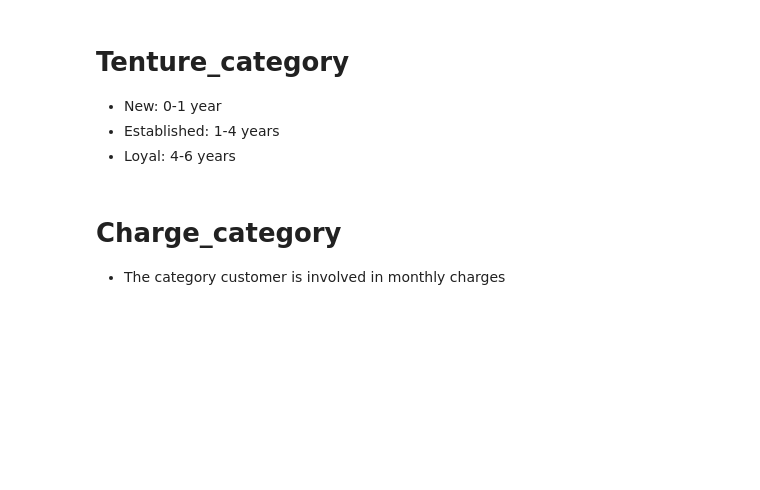
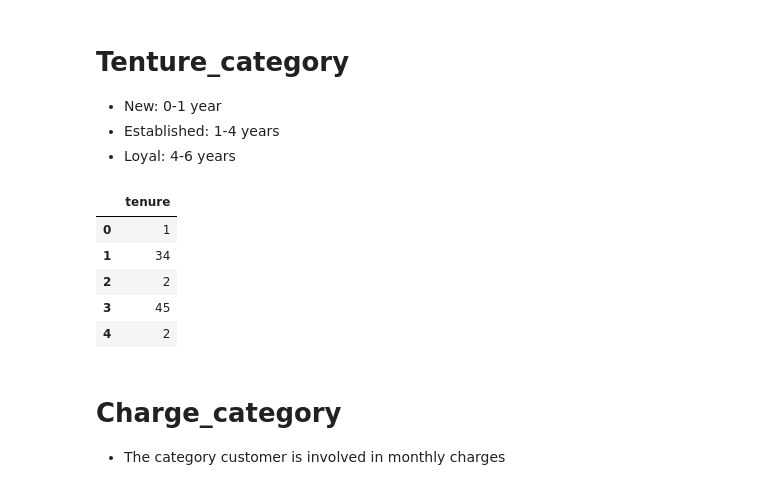
Before and after one commit to Shrawan662000/Telecom_customer_churn_prediction, a Jupyter notebook: customer-churn-prediction-data-model-pipelines_01.ipynb, the cells around one changed output. Saved outputs shown, nothing was run; the diff lists cells and outputs as text; code cells hidden in the pictures; blank space fills up the shorter version.

```diff
--- a/customer-churn-prediction-data-model-pipelines_01.ipynb
+++ b/customer-churn-prediction-data-model-pipelines_01.ipynb
@@ -447,6 +463,15 @@ No outliers detected
 * New: 0-1 year
 * Established: 1-4 years
 * Loyal: 4-6 years
+# %%
+df[['tenure']].head()
+# %% [output]
+|  | tenure |
+| 0 | 1 |
+| 1 | 34 |
+| 2 | 2 |
+| 3 | 45 |
+| 4 | 2 |
 # %%
 def tenure_category(tenure):
     if tenure <= 12:
```
Also changed, not shown: parts of 18 cells of this notebook, 6 other files.
